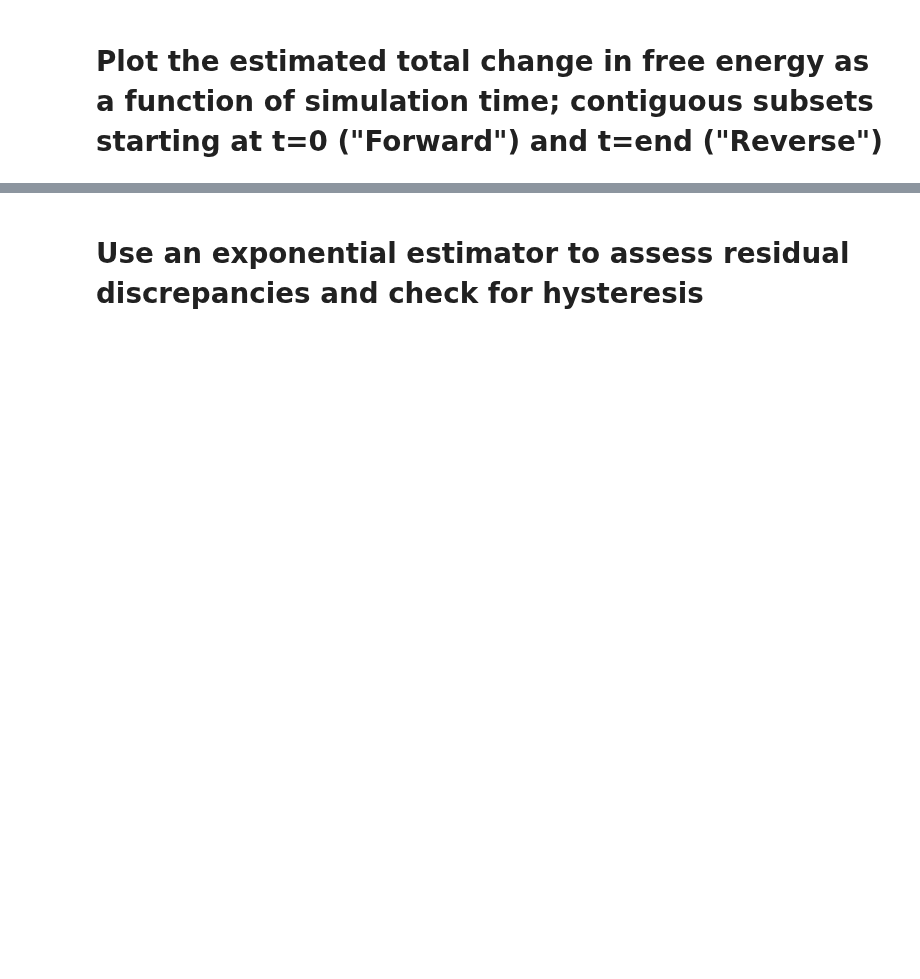
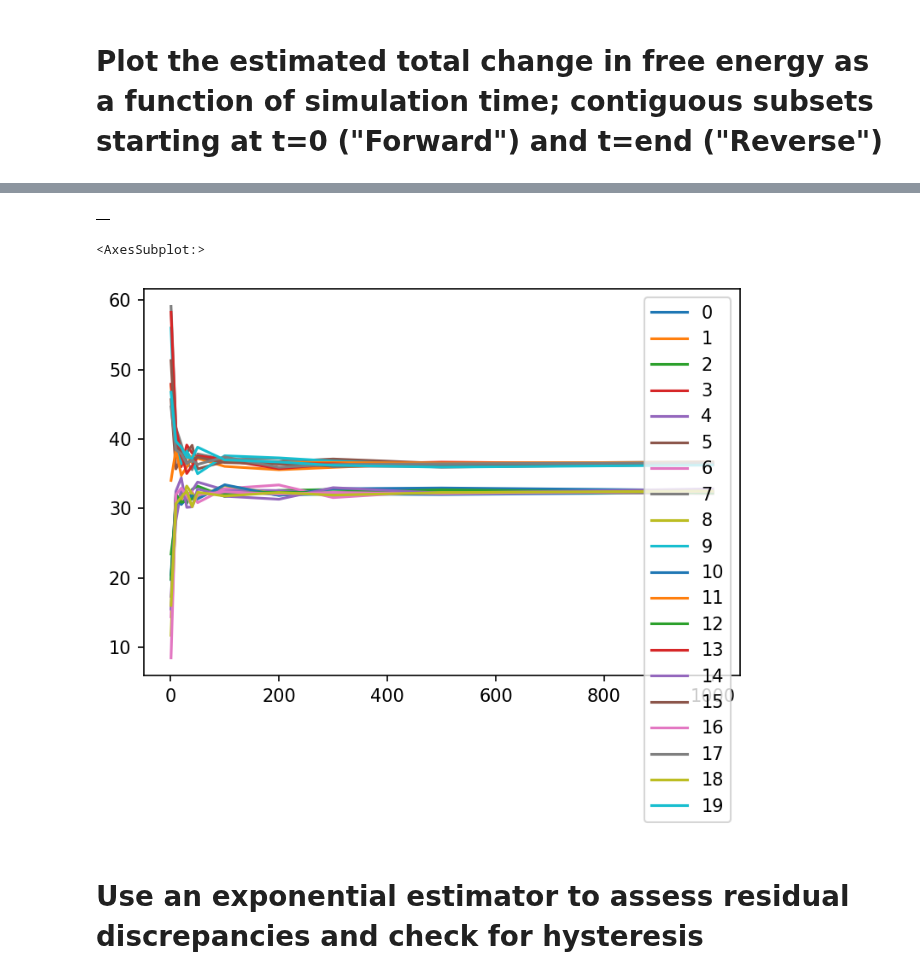
Before and after one commit to BranniganLab/safep, a Jupyter notebook: BAR_Estimator_Basic.ipynb, the cells around one changed output, grey strips where cells are left out. Cells and saved outputs as stored; diff of their text form; code cells hidden in the pictures; blank space fills up the shorter version.

```diff
--- a/BAR_Estimator_Basic.ipynb
+++ b/BAR_Estimator_Basic.ipynb
@@ -132,3 +160,43 @@ plt.savefig(f'{path}convergence_{affix}.png', dpi=600)
+# %%
+sampled
+# %% [output]
+|  |
+# %%
+
+groups = u_nk.groupby('fep-lambda')
+
+Gs = {}
+iterations = 10
+
+for N in [1, 10, 20, 30, 40, 50, 100, 200, 300, 500, 1000]:
+    Fs = []
+    Bs = []
+    for i in np.arange(iterations):
+        sampled = pd.DataFrame([])
+        for key, group in groups:
+            rows = np.random.choice(, size=N)
+            test = group.iloc[rows,:]
+            sampled = sampled.append(test)
+
+        l, l_mid, dG_f, dG_b = get_EXP(pd.DataFrame(sampled))
+        Fs.append(np.sum(dG_f))
+        Bs.append(np.sum(-dG_b))
+
+    Gs[(N, 'F')] = Fs
+    Gs[(N, 'B')] = Bs
+# %%
+tmp = pd.DataFrame(Gs).T.copy()
+# %%
+tmp = tmp.reset_index().set_index('level_0')
+# %%
+newtmp = {}
+for x in tmp.index:
+    newtmp[x] = tmp.loc[x].melt().iloc[2:,1].values
+# %%
+pd.DataFrame(newtmp).T.plot()
+# %% [output]
+<AxesSubplot:>
+[figure, added]
 # %% [markdown]
 # Use an exponential estimator to assess residual discrepancies and check for hysteresis
 # %%
```
Also changed, not shown: parts of 8 cells of this notebook.
